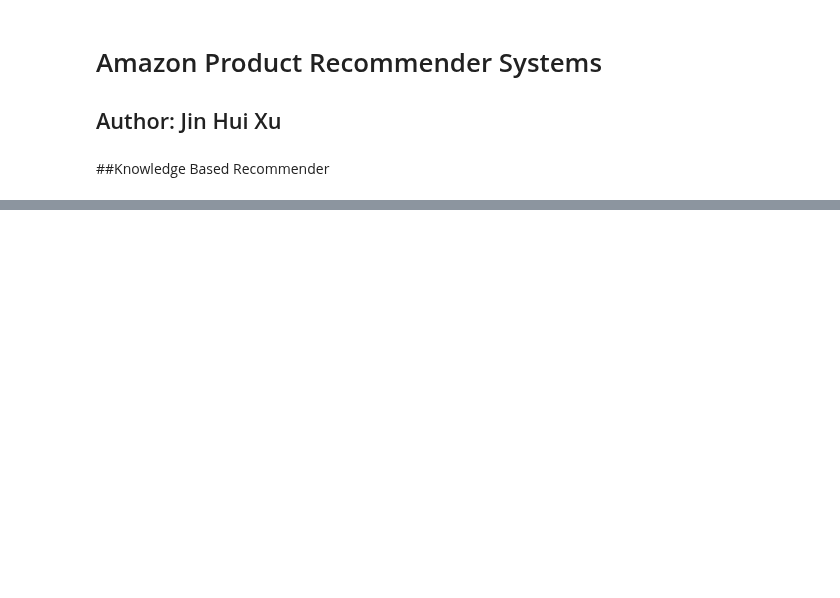
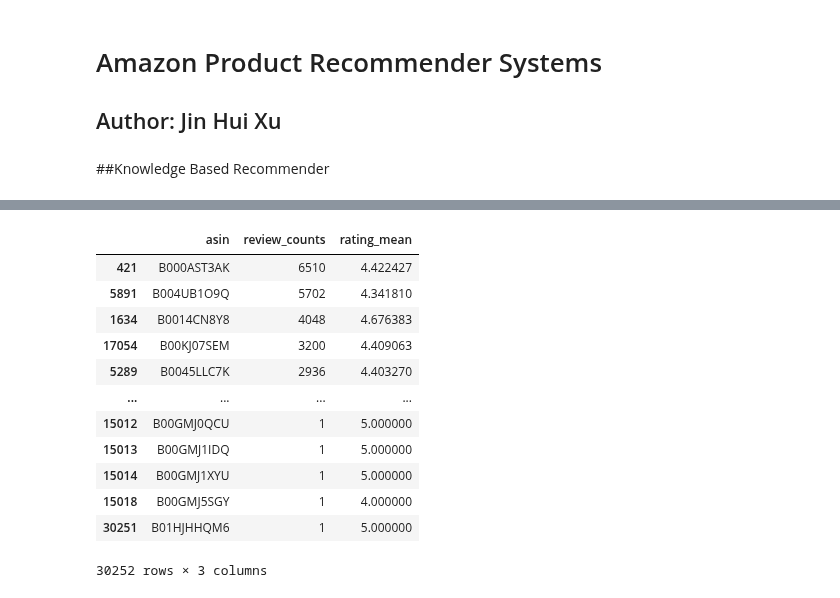
Before and after one commit to DATA-606-SPRING-2022/Jin_DATA606, a Jupyter notebook: ipynb/DATA606_Part2_KnowledgeBasedRecommender.ipynb, the cells around one changed output, grey strips where cells are left out. Cells and saved outputs as stored; diff of their text form; code cells hidden in the pictures; blank space fills up the shorter version.

```diff
--- a/ipynb/DATA606_Part2_KnowledgeBasedRecommender.ipynb
+++ b/ipynb/DATA606_Part2_KnowledgeBasedRecommender.ipynb
@@ -46,0 +84,20 @@ product_df.head()
+# %%
+product_grouped = review_df.groupby('asin').size().reset_index(name='review_counts')
+product_grouped_rating = review_df.groupby('asin')['overall'].sum().reset_index(name='overall_sum')
+product_grouped['rating_mean'] = product_grouped_rating['overall_sum'] / product_grouped['review_counts']
+product_grouped = product_grouped.sort_values('review_counts', ascending=False)
+product_grouped
+# %% [output]
+|  | asin | review_counts | rating_mean |
+| 421 | B000AST3AK | 6510 | 4.422427 |
+| 5891 | B004UB1O9Q | 5702 | 4.341810 |
+| 1634 | B0014CN8Y8 | 4048 | 4.676383 |
+| 17054 | B00KJ07SEM | 3200 | 4.409063 |
+| 5289 | B0045LLC7K | 2936 | 4.403270 |
+| ... | ... | ... | ... |
+| 15012 | B00GMJ0QCU | 1 | 5.000000 |
+| 15013 | B00GMJ1IDQ | 1 | 5.000000 |
+| 15014 | B00GMJ1XYU | 1 | 5.000000 |
+| 15018 | B00GMJ5SGY | 1 | 4.000000 |
+| 30251 | B01HJHHQM6 | 1 | 5.000000 |
+30252 rows × 3 columns
```
Also changed, not shown: parts of 9 cells of this notebook.
